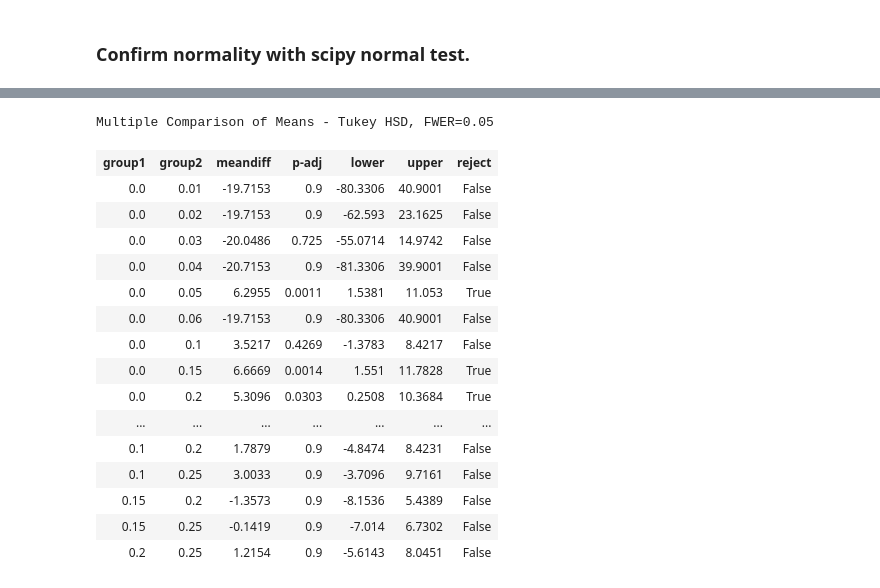
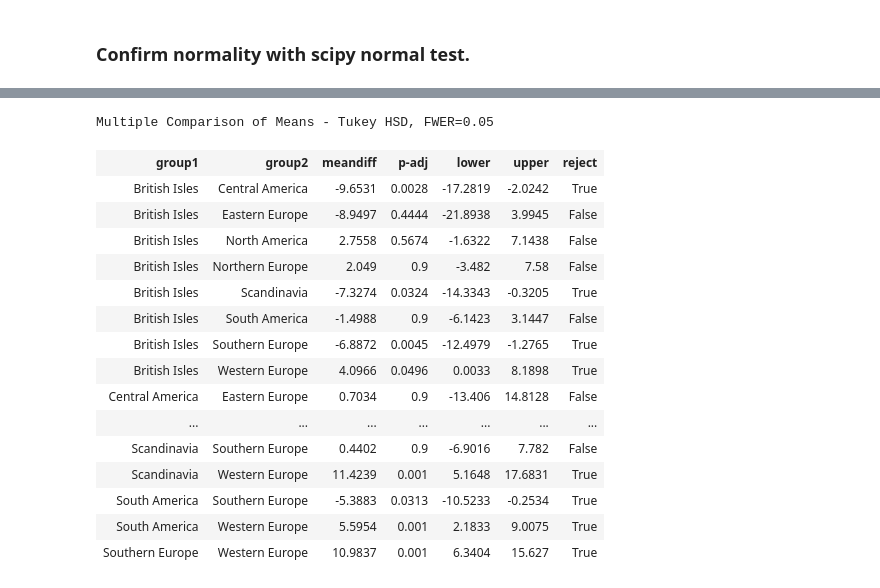
Before and after one commit to chefnewman/dsc-mod-3-project-online-ds-pt-100719, a Jupyter notebook: Student.ipynb, the cells around one changed output, grey strips where cells are left out. Saved outputs shown, nothing was run; the diff lists cells and outputs as text; code cells hidden in the pictures.

```diff
--- a/Student.ipynb
+++ b/Student.ipynb
@@ -1040,7 +1047,0 @@ sns.barplot(data=df_order, x='groups', y='Quantity', ci=68 )
-# %%
-# Create 'grps' dictionary to seperate 'quantity' into 'Full Price' and 'Discounted' categories.
-
-grps = {}
-for grp_name in df_order['groups'].unique():
-    grps[grp_name] = df_order.groupby('groups').get_group(grp_name)['Quantity']
-grps
@@ -1065,2 +1048,8 @@ grps
 # %% [markdown]
 ### Check for outliers.
+# %%
+# Create 'grps' dictionary to seperate 'countries' by 'quantity'.
+grps = {}
+for grp_name in df_Region['Region'].unique():
+    grps[grp_name] = df_Region.groupby('Region').get_group(grp_name)['Quantity']
+grps
@@ -1067,11 +1074,7 @@ grps
 # %%
-# Show Distribution Plot of both groups to determine if normailty assumption is met.
-
+# Show Distribution Plot of Discounted group to determine if normailty assumption is met.
 for grp_name,grp_data in grps.items():
-    sns.distplot(grp_data,label=grp_name)
-
-
-ax= plt.gca()
-ax.legend()
-ax.set(title='Total Ordered by Discounted and Full Price Group', ylabel='Density')
+    fig,ax =plt.subplots()
+    sns.distplot(grp_data,label=grp_name, ax=ax)
+    ax.set(title=f'Orders Quantity for {grp_name}', ylabel='Density')
 # %% [output]
@@ -1205,0 +1191,4 @@ Cohen_d(grps['Full Price'],grps['Discounted'])
+# %%
+import functions as fn
+data = fn.prep_data_for_tukeys(grps)
+data
@@ -1206,22 +1209,22 @@ Cohen_d(grps['Full Price'],grps['Discounted'])
 # %%
 from statsmodels.stats.multicomp import pairwise_tukeyhsd
-model = pairwise_tukeyhsd(df_order['Quantity'],df_order['Discount'])
+model = pairwise_tukeyhsd(data['data'],data['group'])
 model.summary()
 # %% [output]
 Multiple Comparison of Means - Tukey HSD, FWER=0.05
 | group1 | group2 | meandiff | p-adj | lower | upper | reject |
-| 0.0 | 0.01 | -19.7153 | 0.9 | -80.3306 | 40.9001 | False |
-| 0.0 | 0.02 | -19.7153 | 0.9 | -62.593 | 23.1625 | False |
-| 0.0 | 0.03 | -20.0486 | 0.725 | -55.0714 | 14.9742 | False |
-| 0.0 | 0.04 | -20.7153 | 0.9 | -81.3306 | 39.9001 | False |
-| 0.0 | 0.05 | 6.2955 | 0.0011 | 1.5381 | 11.053 | True |
-| 0.0 | 0.06 | -19.7153 | 0.9 | -80.3306 | 40.9001 | False |
-| 0.0 | 0.1 | 3.5217 | 0.4269 | -1.3783 | 8.4217 | False |
-| 0.0 | 0.15 | 6.6669 | 0.0014 | 1.551 | 11.7828 | True |
-| 0.0 | 0.2 | 5.3096 | 0.0303 | 0.2508 | 10.3684 | True |
+| British Isles | Central America | -9.6531 | 0.0028 | -17.2819 | -2.0242 | True |
+| British Isles | Eastern Europe | -8.9497 | 0.4444 | -21.8938 | 3.9945 | False |
+| British Isles | North America | 2.7558 | 0.5674 | -1.6322 | 7.1438 | False |
+| British Isles | Northern Europe | 2.049 | 0.9 | -3.482 | 7.58 | False |
+| British Isles | Scandinavia | -7.3274 | 0.0324 | -14.3343 | -0.3205 | True |
+| British Isles | South America | -1.4988 | 0.9 | -6.1423 | 3.1447 | False |
+| British Isles | Southern Europe | -6.8872 | 0.0045 | -12.4979 | -1.2765 | True |
+| British Isles | Western Europe | 4.0966 | 0.0496 | 0.0033 | 8.1898 | True |
+| Central America | Eastern Europe | 0.7034 | 0.9 | -13.406 | 14.8128 | False |
 | ... | ... | ... | ... | ... | ... | ... |
-| 0.1 | 0.2 | 1.7879 | 0.9 | -4.8474 | 8.4231 | False |
-| 0.1 | 0.25 | 3.0033 | 0.9 | -3.7096 | 9.7161 | False |
-| 0.15 | 0.2 | -1.3573 | 0.9 | -8.1536 | 5.4389 | False |
-| 0.15 | 0.25 | -0.1419 | 0.9 | -7.014 | 6.7302 | False |
-| 0.2 | 0.25 | 1.2154 | 0.9 | -5.6143 | 8.0451 | False |
+| Scandinavia | Southern Europe | 0.4402 | 0.9 | -6.9016 | 7.782 | False |
+| Scandinavia | Western Europe | 11.4239 | 0.001 | 5.1648 | 17.6831 | True |
+| South America | Southern Europe | -5.3883 | 0.0313 | -10.5233 | -0.2534 | True |
+| South America | Western Europe | 5.5954 | 0.001 | 2.1833 | 9.0075 | True |
+| Southern Europe | Western Europe | 10.9837 | 0.001 | 6.3404 | 15.627 | True |
```
Also changed, not shown: parts of 32 cells of this notebook, 1 other file.
